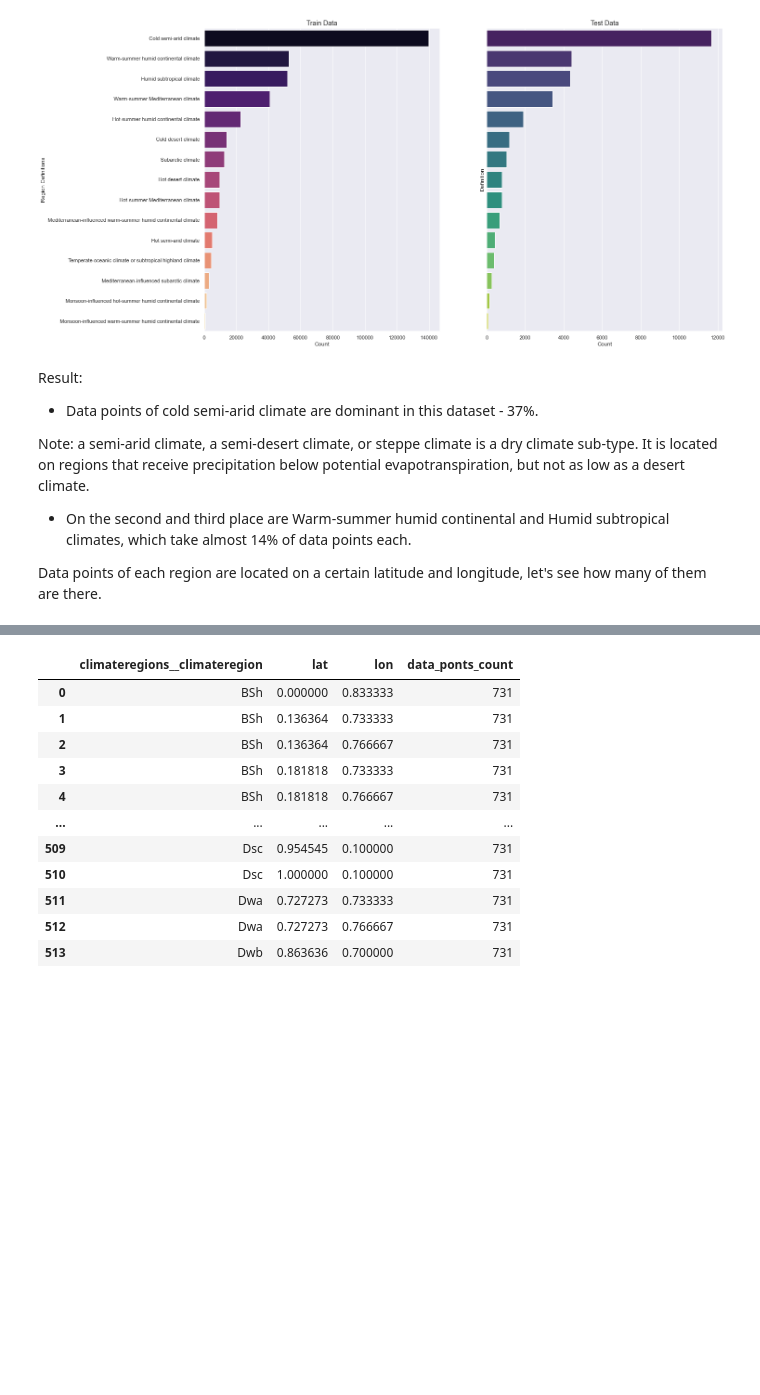
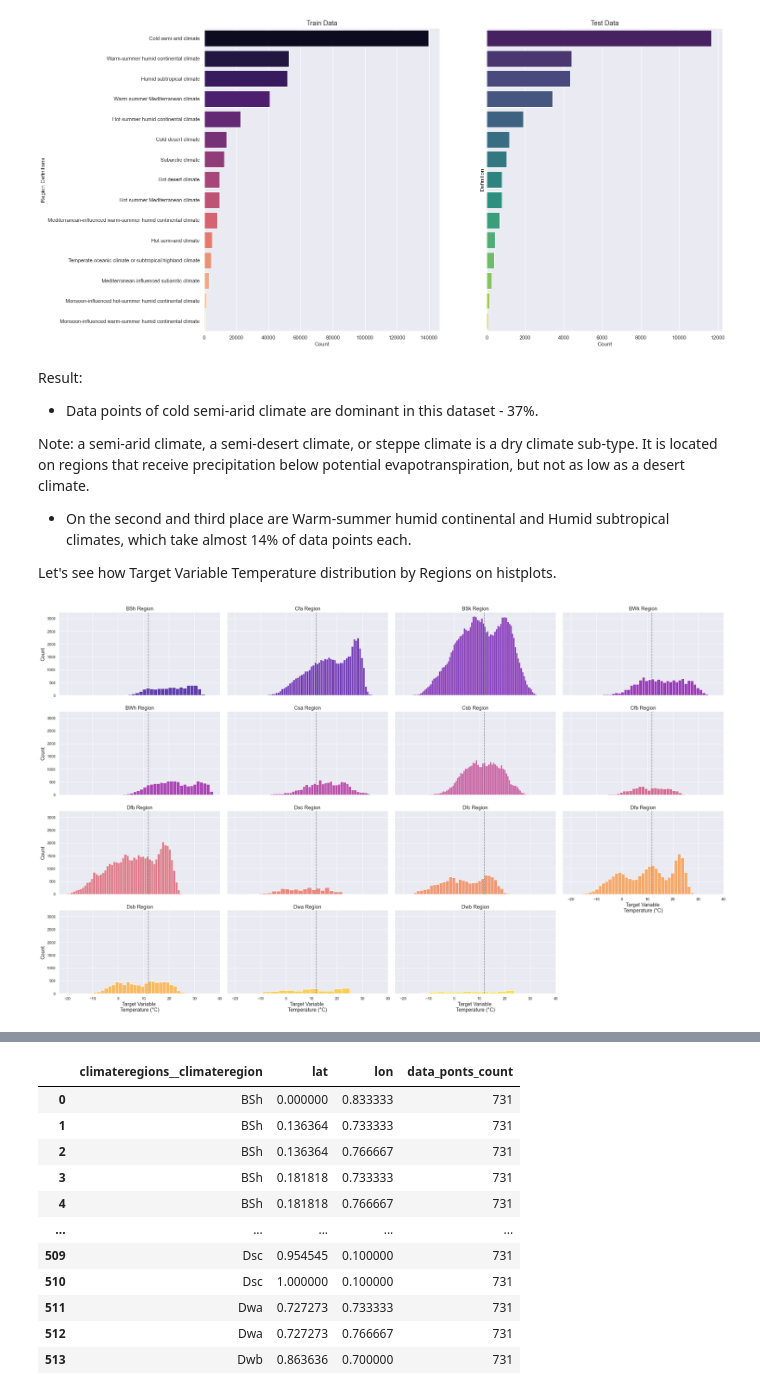
Before and after one commit to 3quetra/portfolio, a Jupyter notebook: ml/deep_learning/time_series/wids_datathon_2023/eda_temp_prediction.ipynb, the cells around one changed output, grey strips where cells are left out. Cells and saved outputs as stored; diff of their text form; code cells hidden in the pictures; blank space fills up the shorter version.

Commit message:
Analyse target

```diff
--- a/ml/deep_learning/time_series/wids_datathon_2023/eda_temp_prediction.ipynb
+++ b/ml/deep_learning/time_series/wids_datathon_2023/eda_temp_prediction.ipynb
@@ -479,4 +476,24 @@ Note: a semi-arid climate, a semi-desert climate, or steppe climate is a dry cli
 
 - On the second and third place are Warm-summer humid continental and Humid subtropical climates, which take almost 14% of data points each.
 
-Data points of each region are located on a certain latitude and longitude, let's see how many of them are there.
+Let's see how Target Variable Temperature distribution by Regions on histplots.
+# %%
+g = sns.FacetGrid(
+    train_data,
+    col="climateregions__climateregion",
+    height=4,
+    aspect=1.7,
+    col_wrap=4,
+    palette='plasma',
+    hue='climateregions__climateregion')
+
+g.map_dataframe(sns.histplot, x='contest-tmp2m-14d__tmp2m')
+g.refline(x=train_data["contest-tmp2m-14d__tmp2m"].mean())
+
+
+g.set_titles(template="{col_name} Region", size = 'large')
+g.set_axis_labels('Target Variable \nTemperature (°C)', 'Count', fontsize = 'large')
+
+plt.show()
+# %% [output]
+[figure, added]
```
Also changed, not shown: parts of 10 cells of this notebook.
